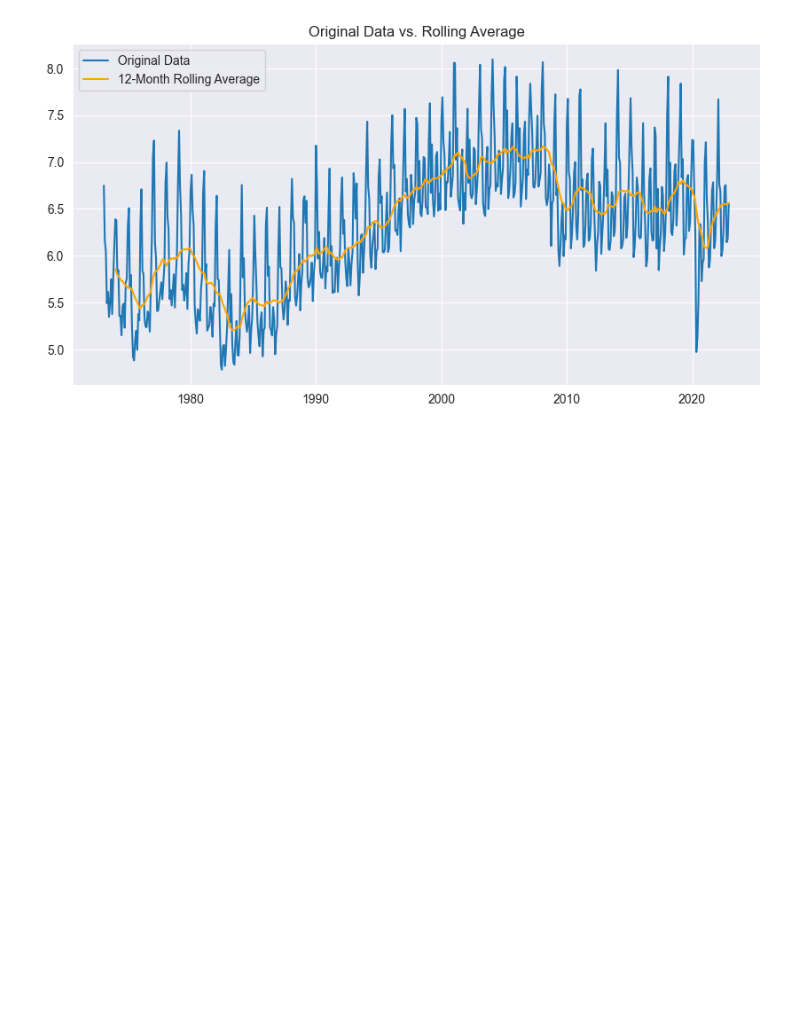
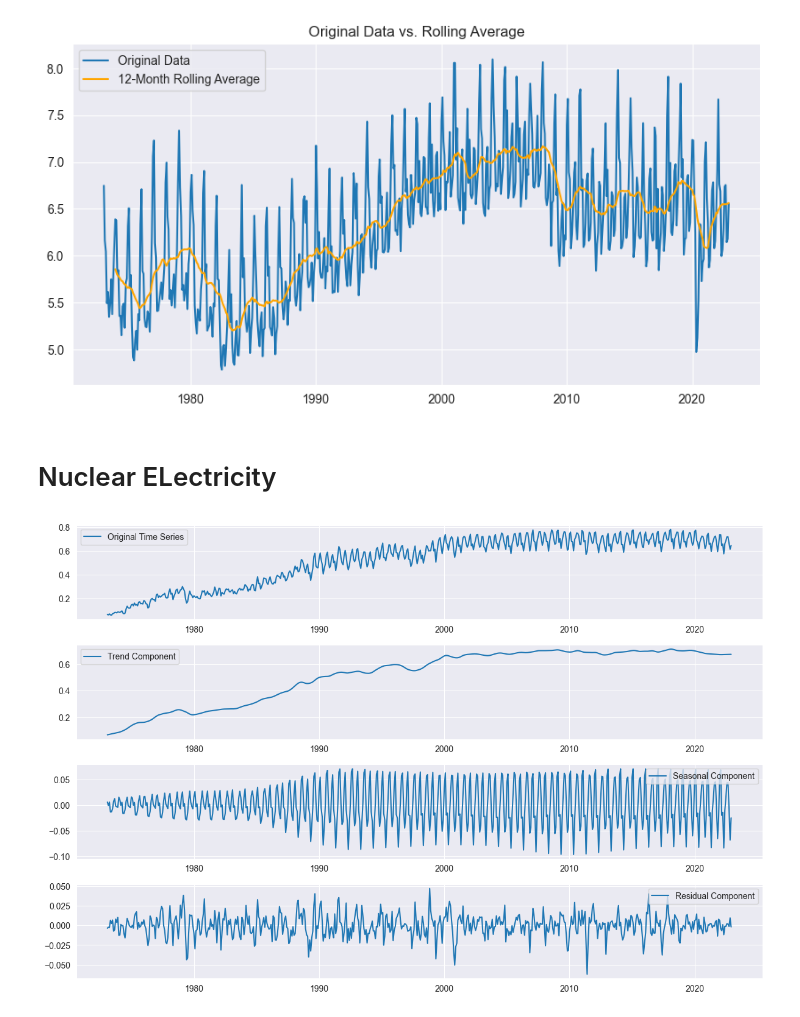
Before and after one commit to SavinskiVladimir/IntelliganceSystems, a Jupyter notebook: time_series/consumption.ipynb, the cells around one changed output. Cells and saved outputs as stored; diff of their text form; code cells hidden in the pictures; blank space fills up the shorter version.

```diff
--- a/time_series/consumption.ipynb
+++ b/time_series/consumption.ipynb
@@ -115,3 +115,31 @@ plt.legend()
 plt.show()
 # %% [output]
 [figure]
+# %% [markdown]
+# Nuclear ELectricity
+# %%
+stl_nuclear = STL(df['Nuclear Electric Power Consumption'], seasonal=13)
+result_nuclear = stl_nuclear.fit()
+# Извлечение компонентов
+trend = result_nuclear.trend
+seasonal = result_nuclear.seasonal
+residual = result_nuclear.resid
+
+# Построение графика декомпозиции
+plt.figure(figsize=(12, 8))
+plt.subplot(411)
+plt.plot(df['Nuclear Electric Power Consumption'], label='Original Time Series')
+plt.legend(loc='upper left')
+plt.subplot(412)
+plt.plot(trend, label='Trend Component')
+plt.legend(loc='upper left')
+plt.subplot(413)
+plt.plot(seasonal, label='Seasonal Component')
+plt.legend(loc='upper right')
+plt.subplot(414)
+plt.plot(residual, label='Residual Component')
+plt.legend(loc='upper right')
+plt.tight_layout()
+plt.show()
+# %% [output]
+[figure, added]
```
Also changed, not shown: parts of 2 cells of this notebook.
